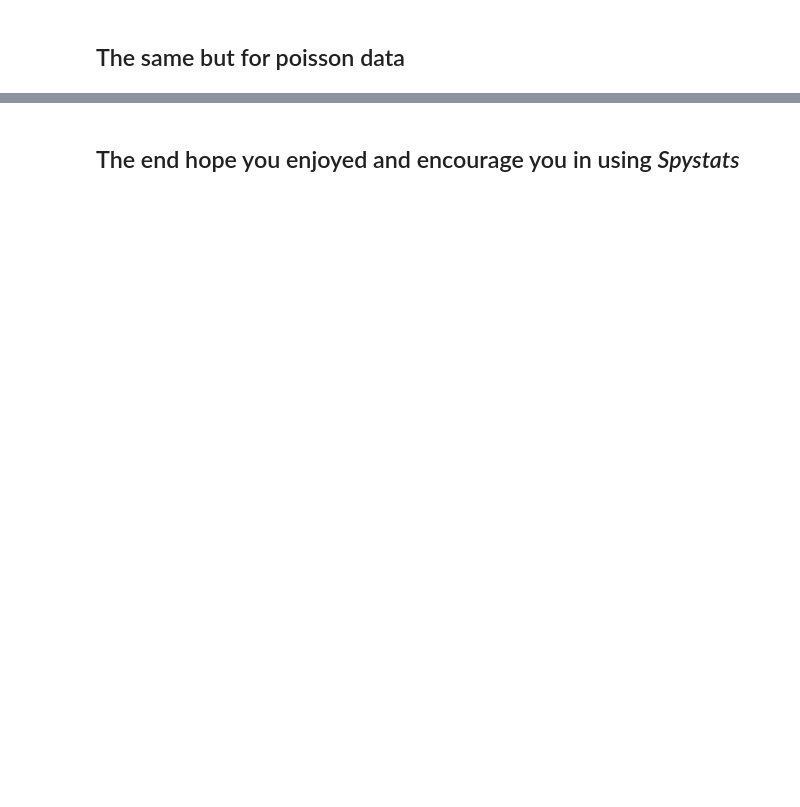
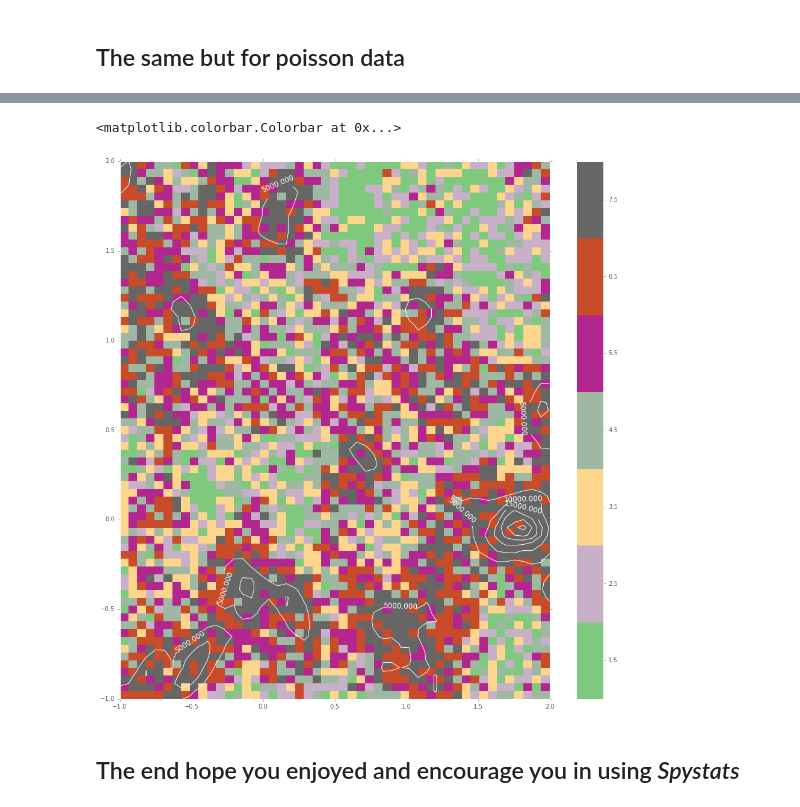
Before and after one commit to molgor/spystats, a Jupyter notebook: notebooks/demo/Getting started with Spystats.ipynb, the cells around one changed output, grey strips where cells are left out. Saved outputs shown, nothing was run; the diff lists cells and outputs as text; code cells hidden in the pictures; blank space fills up the shorter version.

```diff
--- a/notebooks/demo/Getting started with Spystats.ipynb
+++ b/notebooks/demo/Getting started with Spystats.ipynb
@@ -393,2 +417,27 @@ plt.colorbar()
+# %%
+fig = plt.figure(figsize=(16,16), dpi= 80, facecolor='w', edgecolor='w')
+#grid.plot(column='sim')
+alpha = 7
+n_sp = 8
+binom_p = expit(c)
+binom_v = scipy.stats.binom.rvs(n_sp,binom_p)
+
+cmap=plt.cm.Accent
+norm = matplotlib.colors.BoundaryNorm(np.arange(1,n_sp+1), cmap.N)
+
+
+
+
+CS = plt.contour(a,b,np.exp(alpha + c),colors='white',lw=2.0)
+plt.clabel(CS, fontsize=12, inline=1)
+plt.pcolormesh(a,b,binom_v,cmap=cmap,edgecolor='none',norm=norm)
+#plt.scatter(grid.Lon,grid.Lat,c=np.exp(alpha + grid.sim),s=150)
+plt.colorbar(ticks=np.linspace(1.5,n_sp+0.5,n_sp))
+#cmap=plt.cm.rainbow
+#norm = matplotlib.colors.BoundaryNorm(np.arange(-2.5,3,1), cmap.N)
+#plt.scatter(x,y,c=z,cmap=cmap,norm=norm,s=100,edgecolor='none')
+# %% [output]
+<matplotlib.colorbar.Colorbar at 0x...>
+[figure, added]
 # %% [markdown]
 ##  The end hope you enjoyed and encourage you in using *Spystats*
```
Also changed, not shown: parts of 8 cells of this notebook, 6 other files.
